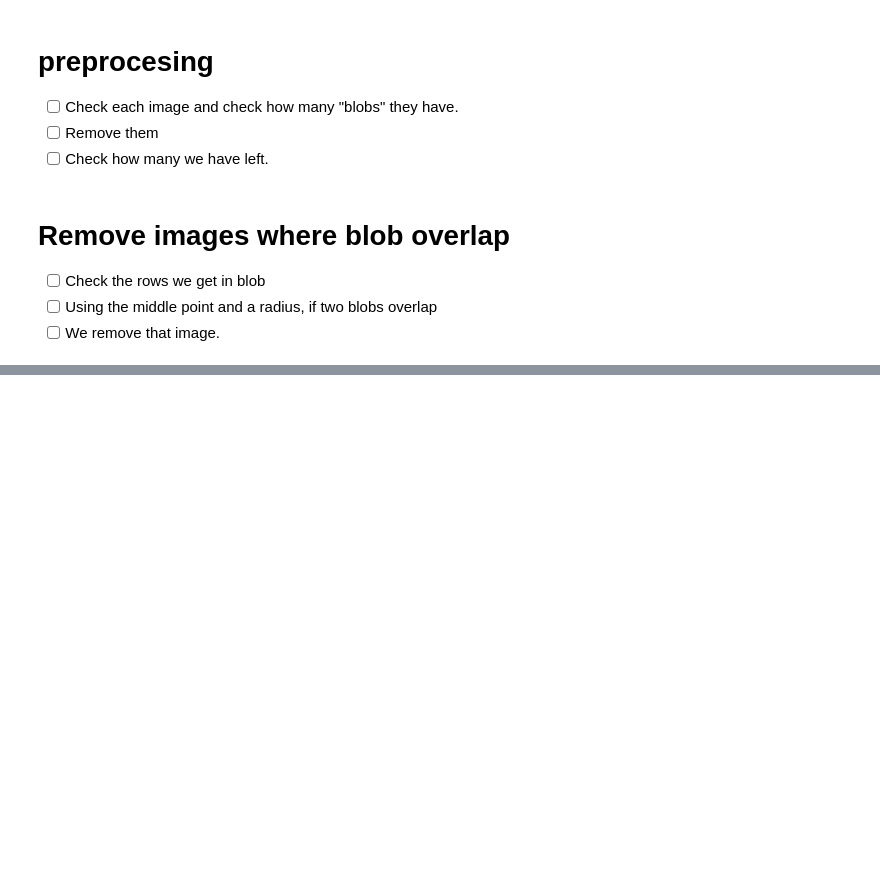
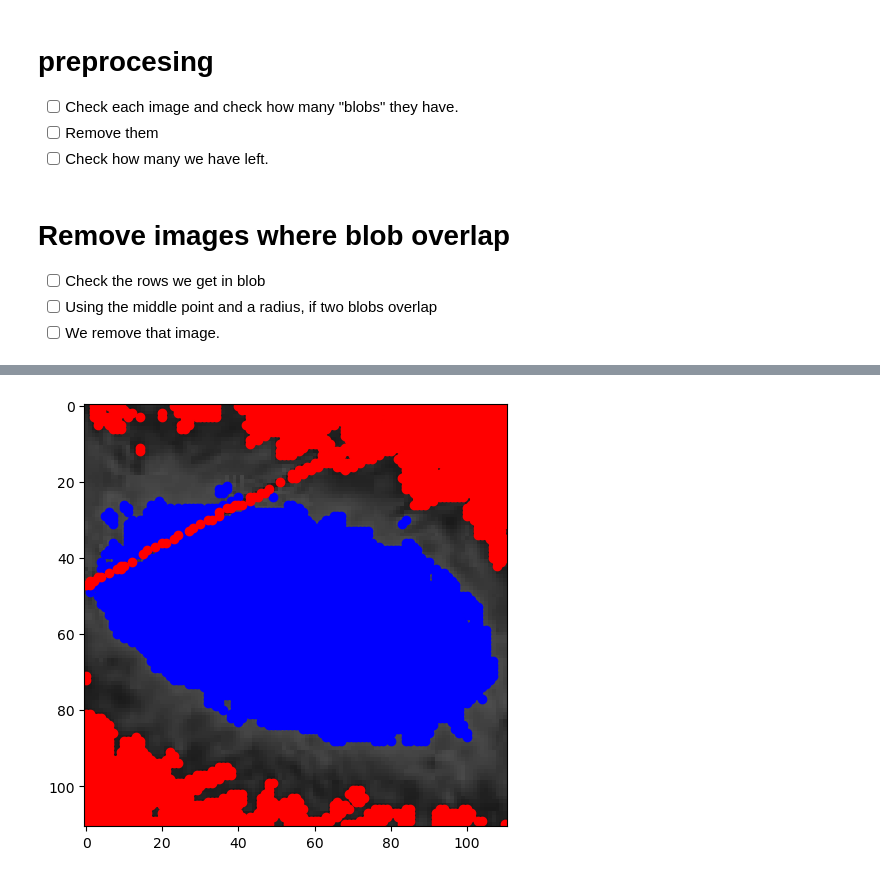
Before and after one commit to Uplink036/ClusteringGalaxies, a Jupyter notebook: DV2599.ipynb, the cells around one changed output, grey strips where cells are left out. Cells and saved outputs as stored; diff of their text form; code cells hidden in the pictures; blank space fills up the shorter version.

Commit message:
Working on finding the black error line

```diff
--- a/DV2599.ipynb
+++ b/DV2599.ipynb
@@ -110,3 +117,46 @@ blob considered: 214.0, 202.0, 51.51020408163265
+# %%
+def check_for_black_stripe(image):
+    # If there is at least 10 dark pixels in a row of any angle that are surrounded by light pixels, then there is a black stripe
+    # image is cropped and gray scaled
+
+    dark_pixel_threshold = 0.1
+    dark_pixel_count_threshold = 10
+    bright_pixel_threshold = 0.3
+
+    dark_pixels = []
+    for i in range(image.shape[0]):
+        for j in range(image.shape[1]):
+            if image[i][j] < dark_pixel_threshold:
+                dark_pixels.append([i,j])
+
+    bright_pixels = []
+    for i in range(image.shape[0]):
+        for j in range(image.shape[1]):
+            if image[i][j] > bright_pixel_threshold:
+                bright_pixels.append([i,j])
+
+    # Check if there are any dark pixels surrounded by bright pixels
+    surrounded_dark_pixels = []
+    for pixel in dark_pixels:
+        if pixel[0] > 0 and pixel[0] < image.shape[0]-1 and pixel[1] > 0 and pixel[1] < image.shape[1]-1:
+            if [pixel[0]-1, pixel[1]] in bright_pixels and [pixel[0]+1, pixel[1]] in bright_pixels and [pixel[0], pixel[1]-1] in bright_pixels and [pixel[0], pixel[1]+1] in bright_pixels:
+                surrounded_dark_pixels.append(pixel)
+
+    #Plot the dark pixels onto the image
+    ski.io.imshow(image)
+
+    for pixel in bright_pixels:
+        plt.plot(pixel[1], pixel[0], 'bo')
+    for pixel in dark_pixels:
+        plt.plot(pixel[1], pixel[0], 'ro')
+    plt.show()
+
+
+
+
+check_for_black_stripe(cropped_exposed_img)
+# %% [output]
+[figure, added]
 # %%
 def cropp_image(image, center_x, center_y, radius):
     return image[int(center_x-radius):int(center_x+radius), int(center_y-radius):int(center_y+radius)]
```
Also changed, not shown: parts of 13 cells of this notebook.
